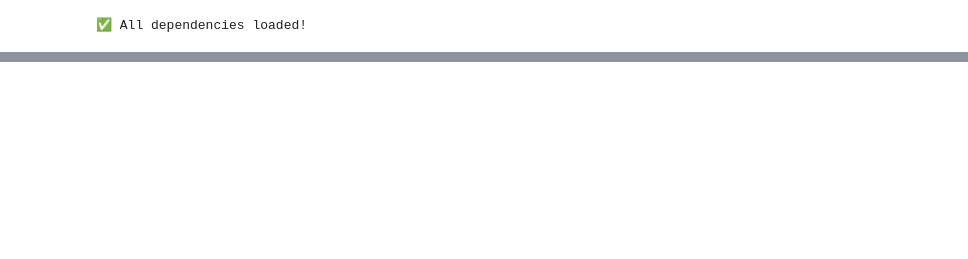
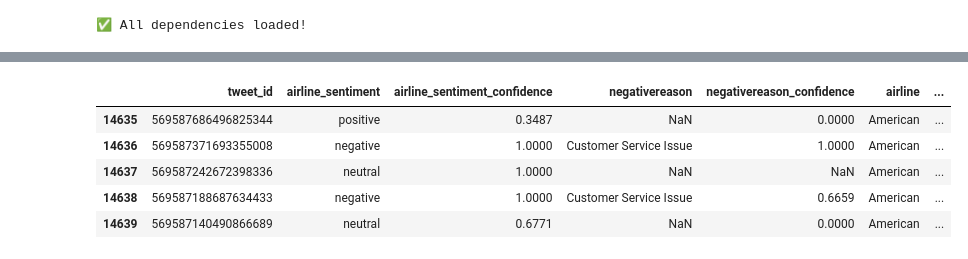
Before and after one commit to MaykInvest/Sentiment_Analysis_Airline, a Jupyter notebook: project.ipynb, the cells around one changed output, grey strips where cells are left out. Cells and saved outputs as stored; diff of their text form; code cells hidden in the pictures; blank space fills up the shorter version.

```diff
--- a/project.ipynb
+++ b/project.ipynb
@@ -173,0 +276,9 @@ print("✅ All dependencies loaded!")
+# %%
+df.tail() #Displays the last 5 rows of the DataFrame df.
+# %% [output]
+|  | tweet_id | airline_sentiment | airline_sentiment_confidence | negativereason | negativereason_confidence | airline | ... |
+| 14635 | 569587686496825344 | positive | 0.3487 | NaN | 0.0000 | American | ... |
+| 14636 | 569587371693355008 | negative | 1.0000 | Customer Service Issue | 1.0000 | American | ... |
+| 14637 | 569587242672398336 | neutral | 1.0000 | NaN | NaN | American | ... |
+| 14638 | 569587188687634433 | negative | 1.0000 | Customer Service Issue | 0.6659 | American | ... |
+| 14639 | 569587140490866689 | neutral | 0.6771 | NaN | 0.0000 | American | ... |
```
Also changed, not shown: parts of 12 cells of this notebook.
